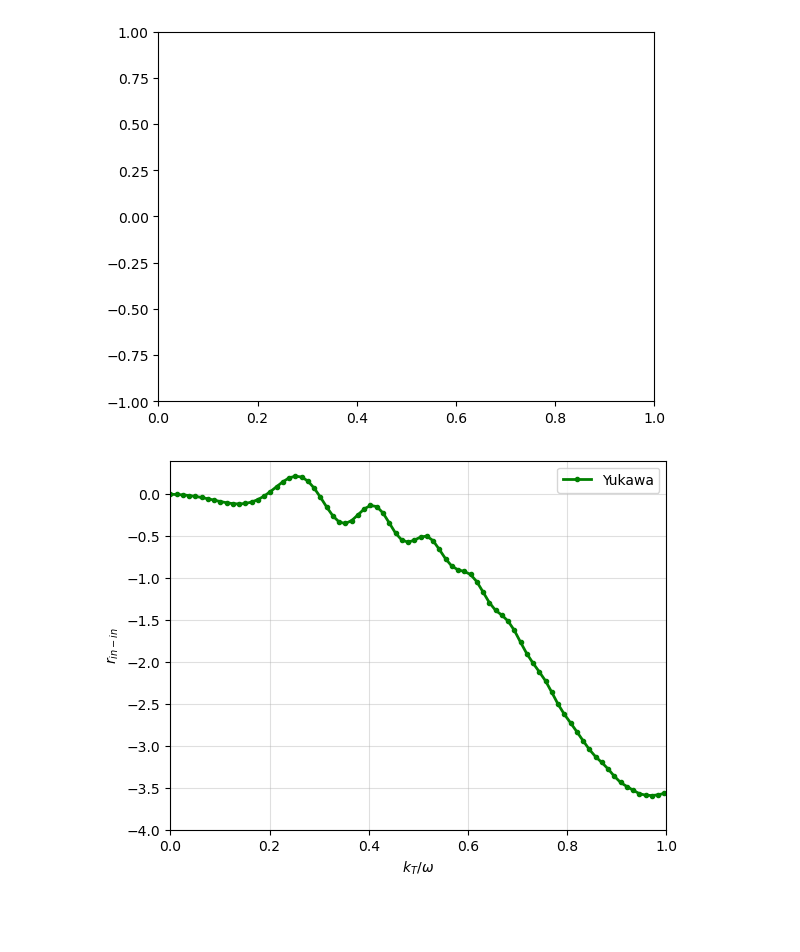
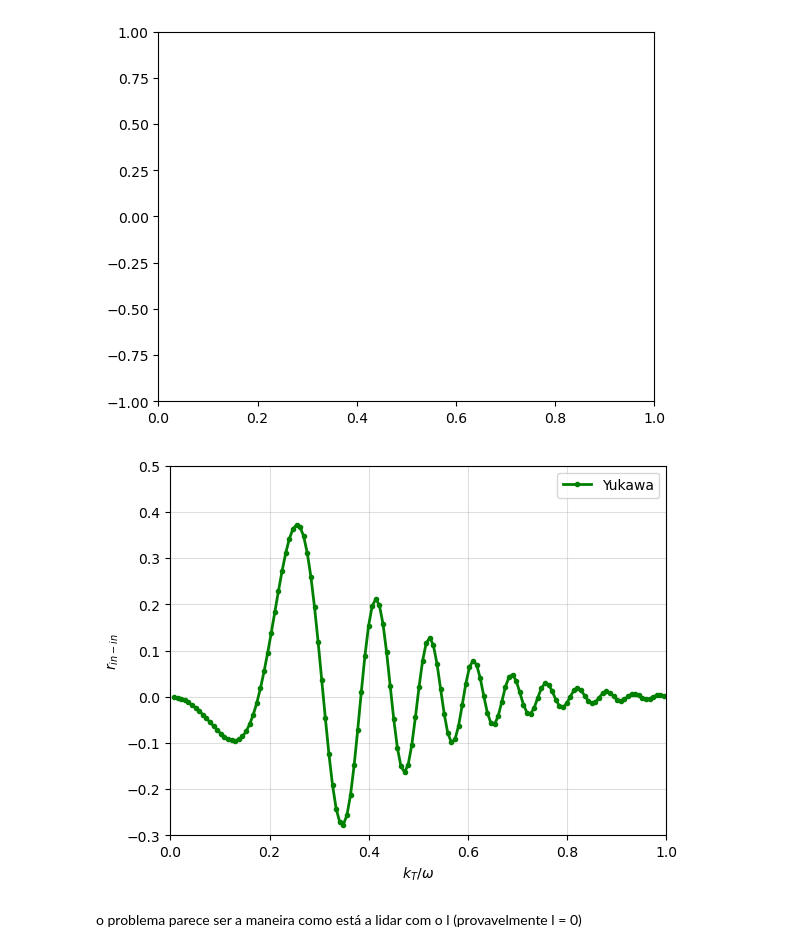
Before and after one commit to marcoacl00/parton_splittings_full, a Jupyter notebook: 1Dkernel.ipynb, the cells around one changed output. Cells and saved outputs as stored; diff of their text form; code cells hidden in the pictures; blank space fills up the shorter version.

```diff
--- a/1Dkernel.ipynb
+++ b/1Dkernel.ipynb
@@ -10,15 +10,15 @@ import sys
 # %%
 E = 100
 z = 0.5
-Lp = 3 * E * z * (1 - z)
+Lp = 4 * E * z * (1 - z)
 omega = E * z * (1 - z)
 vertex = "gamma_qq"
 t = 1.0
 
 
 #htl_str = "data/fsol_final_htl_" + vertex + "__E_" + str(int(E)) + "_z_0.5_q_1.5_mu_0.4.dat"
-yuk_str = "data/fsol_final_yuk_" + vertex + "__E_" + str(int(E)) + "_z_0.5_q_1.5_mu_0.9.dat"
-ho_str = "data/fsol_final_ho_" + vertex + "__E_" + str(int(E)) + "_z_0.5_q_1.5_mu_0.1.dat"
+yuk_str = "data/fsol_final_yuk_" + vertex + "__E_" + str(int(E)) + "_z_0.5_q_1.5_mu_0.6.dat"
+ho_str = "data/fsol_final_ho_" + vertex + "__E_" + str(int(E)) + "_z_0.5_q_1.5_mu_0.6.dat"
 
 #htl = np.loadtxt(htl_str).T[0] + 1j * np.loadtxt(htl_str).T[1]
 yuk = np.loadtxt(yuk_str).T[0] + 1j * np.loadtxt(yuk_str).T[1]
@@ -30,7 +30,7 @@ P = np.linspace(0, Lp, Np, dtype=np.float64)
 def in_out_harmonic(p, t, omega, qtilde):
     qab = 0
     if vertex == "gamma_qq":
-        qab = 4/3 * qtilde * 5.067**2
+        qab = 3/2 * qtilde * 5.067**2
     elif vertex == "q_qg":
         qab = (3 * (1-z) + 4/3 * z**2) * qtilde * 5.067**2
     else:
@@ -146,39 +146,44 @@ plt.show()
 from scipy.interpolate import CubicSpline
 
 #interpolate P[:-10]/omega , P[:-10]/omega*np.real(yuk[:-10]) with spline
-data_yuk = np.loadtxt("data/fsol3D_final_ho_gamma_qq__E_100_z_0.5_q_1.5_mu_0.1.dat").T
+data_yuk = np.loadtxt("data/fsol3D_final_ho_gamma_qq__E_100_z_0.5_q_1.5_mu_0.6.dat").T
 #data_htl = np.loadtxt("data/fsol3D_final_htl_gamma_qq__E_100_z_0.5_q_1.5_mu_0.4.dat").T
 
 K = P[:-10] / omega
-In_out_yuk = P[:-10]/omega * np.real(ho[:-10])
+In_out_yuk = IN_OUT_HO[:-10]
 #In_out_htl = P[:-10]/omega * np.real(htl[:-10])
 
 _yuk_cs = CubicSpline(K, In_out_yuk, extrapolate=False)
 #_htl_cs = CubicSpline(K, In_out_htl, extrapolate=True)
 
-K = np.linspace(0, 0.5 * Lp, 120, dtype=np.float64)
+ratio = 0.325
+K = np.linspace(0, ratio * Lp, 180, dtype=np.float64)
+N = len(K)
+K += ratio * Lp / (N-1)
 
 f_in_yuk = data_yuk.T
 f_out_yuk = np.zeros_like(f_in_yuk)
 
 #f_in_htl = data_htl.T
 #f_out_htl = np.zeros_like(f_in_htl)
 
 for i in range(len(K)):
     f_out_yuk[i] = _yuk_cs(K[i]/omega)
 #    f_out_htl[i] = _htl_cs(K[i]/omega)
 
 plt.plot(K/omega, f_out_yuk + 0.5 * K**2/omega**2 * f_in_yuk, marker = 'o', markersize = 3, linewidth = 2, label='Yukawa', color = "green")
 #plt.plot(K/omega, f_out_htl + 0.5 * K**2/omega**2 * f_in_htl, marker = 's', markersize = 3, linewidth = 1, label='HTL', color = "red")
 plt.xlim(0, 1)
-plt.ylim(-4, 0.4)
+plt.ylim(-0.3, 0.5)
 plt.ylabel(r'$r_{in-in}$')
 plt.xlabel(r'$k_T/\omega$')
 plt.legend()
 plt.grid(alpha = 0.4)
 plt.show()
 # %% [output]
-[figure, old version]
+[figure, new version]
+# %% [markdown]
+o problema parece ser a maneira como está a lidar com o l (provavelmente l = 0)
 # %%
 plt.plot(K/omega, 0.5 * K**2/omega**2 * f_in_yuk, marker = 'o', markersize = 3, linewidth = 2, label='Yukawa', color = "green")
 #plt.plot(K/omega, f_out_htl + 0.5 * K**2/omega**2 * f_in_htl, marker = 's', markersize = 3, linewidth = 1, label='HTL', color = "red")
```
Also changed, not shown: parts of 4 cells of this notebook, 23 other files.
